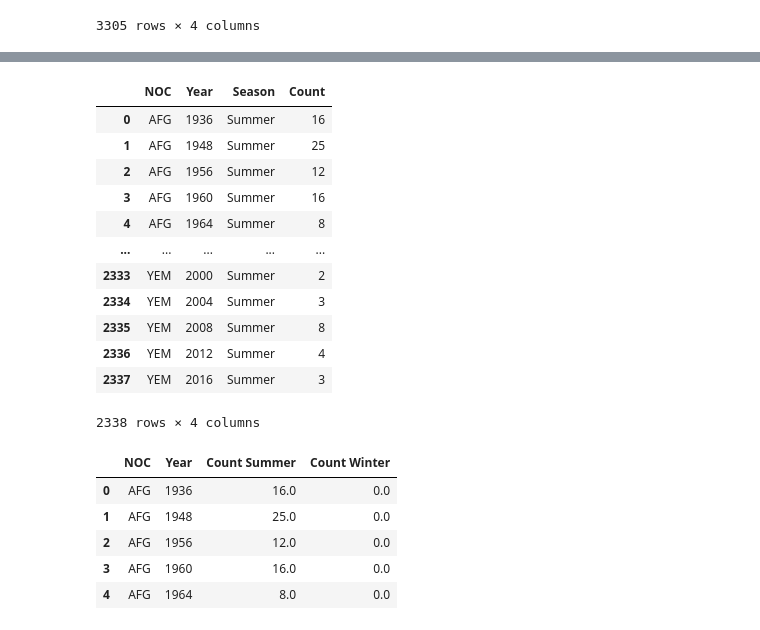
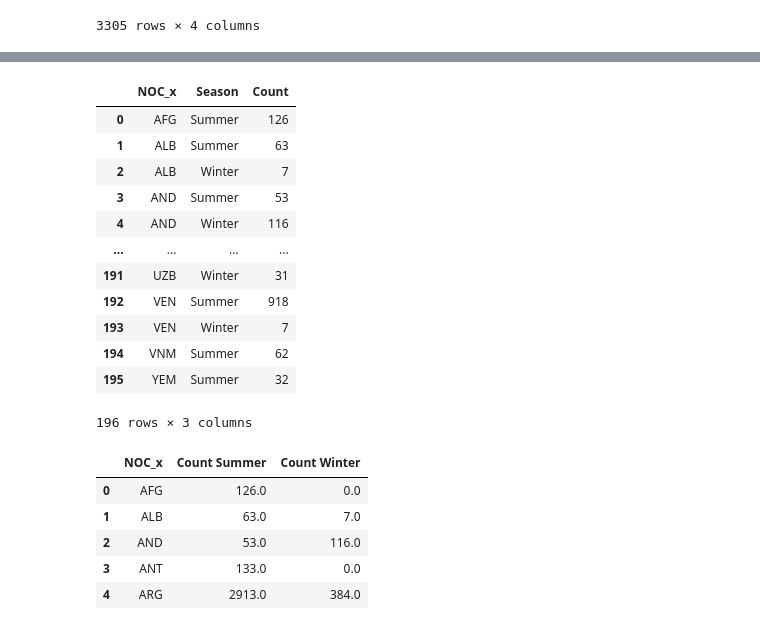
Before and after one commit to eugkik/Project1, a Jupyter notebook: BaseData-Bob Copy.ipynb, the cells around one changed output, grey strips where cells are left out. Saved outputs shown, nothing was run; the diff lists cells and outputs as text; code cells hidden in the pictures.

```diff
--- a/BaseData-Bob Copy.ipynb
+++ b/BaseData-Bob Copy.ipynb
@@ -119,35 +121,36 @@ df_events_c
 # %%
-df_country_summ = df_events_b.groupby(["NOC","Year","Season"]).size().reset_index(name="Count")
+df_country_summ = df_events_b.groupby(["NOC_x","Season"]).size().reset_index(name="Count")
+# df_country_summ = df_country_summ.loc[df_country_summ['Year'] >= 1924]
 df_country_summ
 # %% [output]
-|  | NOC | Year | Season | Count |
-| 0 | AFG | 1936 | Summer | 16 |
-| 1 | AFG | 1948 | Summer | 25 |
-| 2 | AFG | 1956 | Summer | 12 |
-| 3 | AFG | 1960 | Summer | 16 |
-| 4 | AFG | 1964 | Summer | 8 |
-| ... | ... | ... | ... | ... |
-| 2333 | YEM | 2000 | Summer | 2 |
-| 2334 | YEM | 2004 | Summer | 3 |
-| 2335 | YEM | 2008 | Summer | 8 |
-| 2336 | YEM | 2012 | Summer | 4 |
-| 2337 | YEM | 2016 | Summer | 3 |
+|  | NOC_x | Season | Count |
+| 0 | AFG | Summer | 126 |
+| 1 | ALB | Summer | 63 |
+| 2 | ALB | Winter | 7 |
+| 3 | AND | Summer | 53 |
+| 4 | AND | Winter | 116 |
+| ... | ... | ... | ... |
+| 191 | UZB | Winter | 31 |
+| 192 | VEN | Summer | 918 |
+| 193 | VEN | Winter | 7 |
+| 194 | VNM | Summer | 62 |
+| 195 | YEM | Summer | 32 |
-2338 rows × 4 columns
+196 rows × 3 columns
 # %%
 ## Copy to main
-df_country_sum2 = df_country_summ.pivot(index=['NOC', 'Year'], columns='Season', values=['Count'])
+df_country_sum2 = df_country_summ.pivot(index=['NOC_x'], columns='Season', values=['Count'])
 df_country_sum2.replace(np.nan,0,inplace=True)
 df_country_sum2.reset_index(inplace=True)
 df_country_sum2.columns = [' '.join(col).strip() for col in df_country_sum2.columns.values]
 
 df_country_sum2.head()
 # %% [output]
-|  | NOC | Year | Count Summer | Count Winter |
-| 0 | AFG | 1936 | 16.0 | 0.0 |
-| 1 | AFG | 1948 | 25.0 | 0.0 |
-| 2 | AFG | 1956 | 12.0 | 0.0 |
-| 3 | AFG | 1960 | 16.0 | 0.0 |
-| 4 | AFG | 1964 | 8.0 | 0.0 |
+|  | NOC_x | Count Summer | Count Winter |
+| 0 | AFG | 126.0 | 0.0 |
+| 1 | ALB | 63.0 | 7.0 |
+| 2 | AND | 53.0 | 116.0 |
+| 3 | ANT | 133.0 | 0.0 |
+| 4 | ARG | 2913.0 | 384.0 |
 # %%
 ## Add correction to main
 
```
Also changed, not shown: parts of 17 cells of this notebook, 3 other files.
